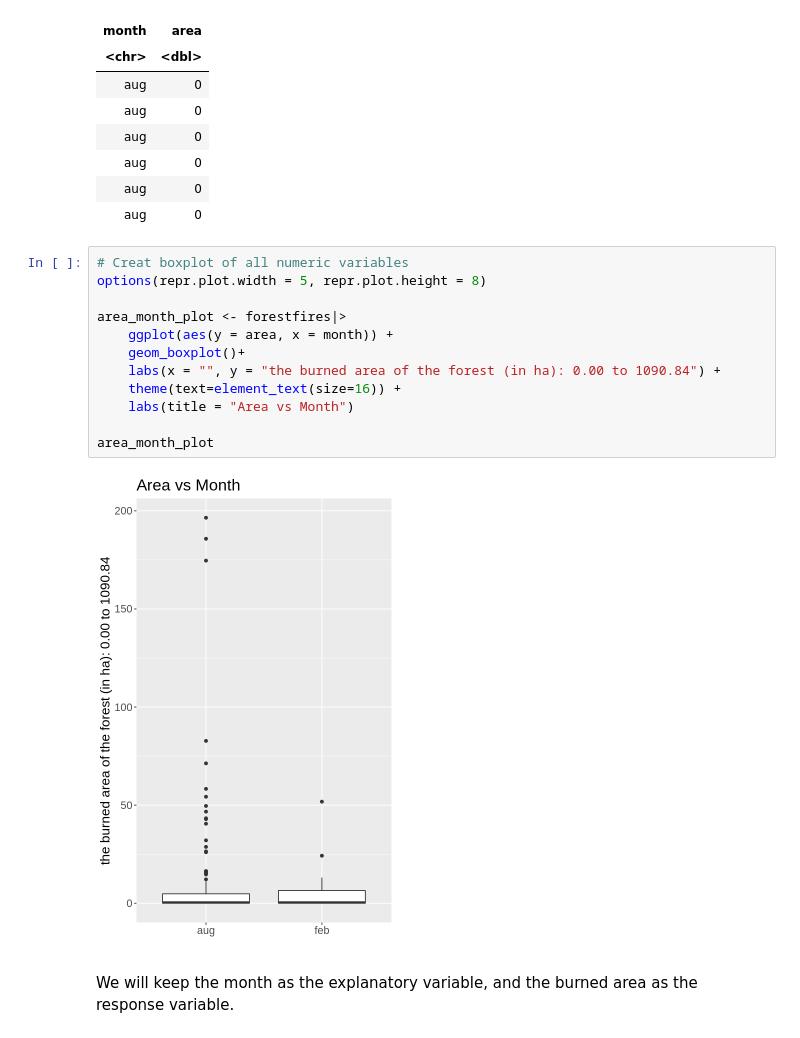
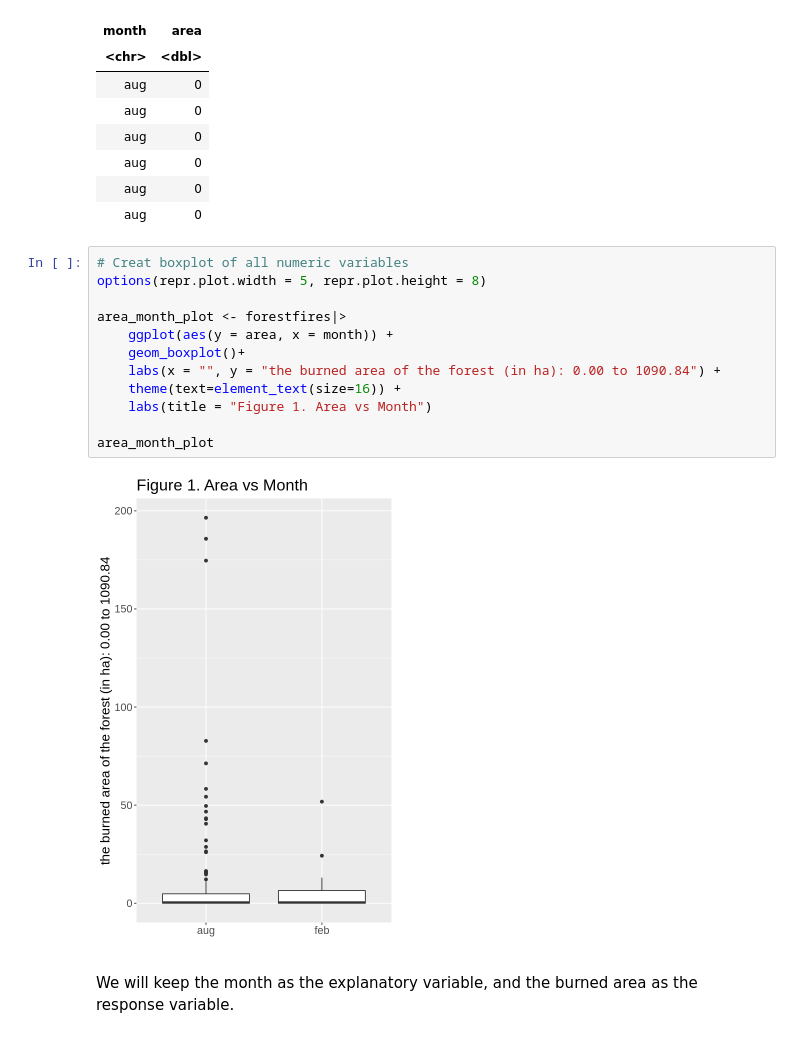
Before and after one commit to Zeeho-Lee/dsci-100-2022w2-group-36, a Jupyter notebook: Final Report.ipynb, the cells around one changed output. Saved outputs shown, nothing was run; the diff lists cells and outputs as text.

```diff
--- a/Final Report.ipynb
+++ b/Final Report.ipynb
@@ -102,17 +102,17 @@ A tibble: 6 × 2
 # %%
 # Creat boxplot of all numeric variables
 options(repr.plot.width = 5, repr.plot.height = 8)
 
 area_month_plot <- forestfires|>
     ggplot(aes(y = area, x = month)) +
     geom_boxplot()+
     labs(x = "", y = "the burned area of the forest (in ha): 0.00 to 1090.84") +
     theme(text=element_text(size=16)) +
-    labs(title = "Area vs Month")
+    labs(title = "Figure 1. Area vs Month")
 
 area_month_plot
 # %% [output]
-[figure, old version]
+[figure, new version]
 # %% [markdown]
 We will keep the month as the explanatory variable, and the burned area as the response variable.
 # %% [markdown]
```
Also changed, not shown: parts of 14 cells of this notebook.
